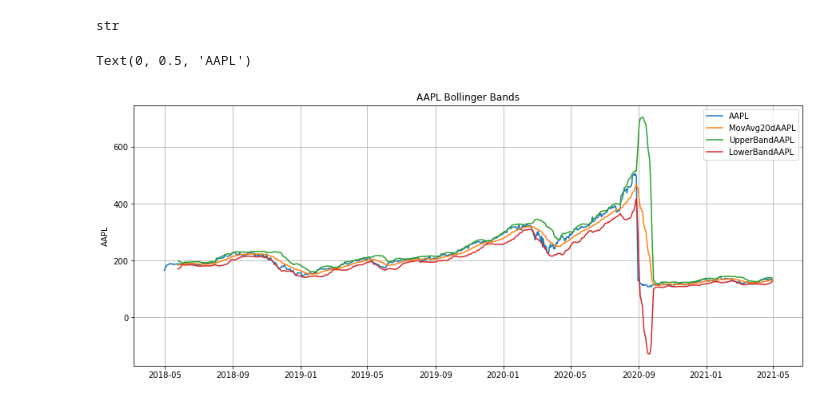
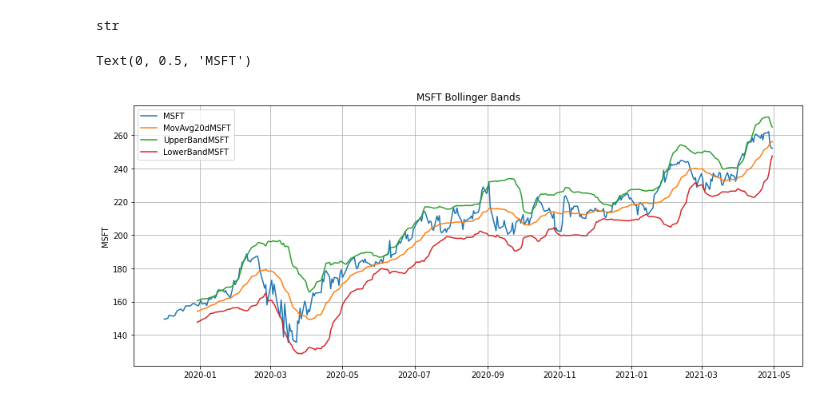
Before and after one commit to ReatoFabio/The-Bollinger-Band-, a Jupyter notebook: stock_data_.ipynb, the cells around one changed output. Saved outputs shown, nothing was run; the diff lists cells and outputs as text; code cells hidden in the pictures.

Commit message:
stocks_data_modif

```diff
--- a/stock_data_.ipynb
+++ b/stock_data_.ipynb
@@ -24,9 +24,9 @@ alpaca = tradeapi.REST(
     api_version="v2")
 # %%
 end = pd.Timestamp("2021-04-30", tz="America/New_York").isoformat()
-start = pd.Timestamp("2018-04-30", tz="America/New_York").isoformat()
+start = pd.Timestamp("2019-11-30", tz="America/New_York").isoformat()
 timeframe = "1D"
-tickers = ['AAPL', 'DIS', 'NFLX', 'MA', 'XOM']
+tickers = ['MSFT', 'DIS', 'NFLX', 'MA', 'XOM']
 # %%
 stock_df = alpaca.get_barset(
     tickers,
@@ -40,39 +40,39 @@ stock_df.index = stock_df.index.date
 # %%
 stock_closing_prices_df = pd.DataFrame()
 
-stock_closing_prices_df["AAPL"] = stock_df["AAPL"]["close"]
+stock_closing_prices_df["MSFT"] = stock_df["MSFT"]["close"]
 stock_closing_prices_df["DIS"] = stock_df["DIS"]["close"]
 stock_closing_prices_df["NFLX"] = stock_df["NFLX"]["close"]
 stock_closing_prices_df["MA"] = stock_df["MA"]["close"]
 stock_closing_prices_df["XOM"] = stock_df["XOM"]["close"]
 # %%
-stock_closing_prices_df["MovAvg20dAAPL"] = stock_closing_prices_df["AAPL"].rolling(window=20).mean()
+stock_closing_prices_df["MovAvg20dMSFT"] = stock_closing_prices_df["MSFT"].rolling(window=20).mean()
 stock_closing_prices_df["MovAvg20dDIS"] = stock_closing_prices_df["DIS"].rolling(window=20).mean()
 stock_closing_prices_df["MovAvg20dNFLX"] = stock_closing_prices_df["NFLX"].rolling(window=20).mean()
 stock_closing_prices_df["MovAvg20dMA"] = stock_closing_prices_df["MA"].rolling(window=20).mean()
 stock_closing_prices_df["MovAvg20dXOM"] = stock_closing_prices_df["XOM"].rolling(window=20).mean()
 # %%
-stock_closing_prices_df["StDevAAPL"] = stock_closing_prices_df["AAPL"].rolling(window=20).std()
+stock_closing_prices_df["StDevMSFT"] = stock_closing_prices_df["MSFT"].rolling(window=20).std()
 stock_closing_prices_df["StDevDIS"] = stock_closing_prices_df["DIS"].rolling(window=20).std()
 stock_closing_prices_df["StDevNFLX"] = stock_closing_prices_df["NFLX"].rolling(window=20).std()
 stock_closing_prices_df["StDevMA"] = stock_closing_prices_df["MA"].rolling(window=20).std()
 stock_closing_prices_df["StDevXOM"] = stock_closing_prices_df["XOM"].rolling(window=20).std()
 # %%
 # Creating Upper Band column s.t. upper band = moving avg + (SD*2)
-stock_closing_prices_df["UpperBandAAPL"] = stock_closing_prices_df["MovAvg20dAAPL"] + (stock_closing_prices_df["StDevAAPL"] * 2)
+stock_closing_prices_df["UpperBandMSFT"] = stock_closing_prices_df["MovAvg20dMSFT"] + (stock_closing_prices_df["StDevMSFT"] * 2)
 
 # Creating Lower Band column s.t. lower band = moving avg - (SD*2)
-stock_closing_prices_df["LowerBandAAPL"] = stock_closing_prices_df["MovAvg20dAAPL"] - (stock_closing_prices_df["StDevAAPL"] * 2)
+stock_closing_prices_df["LowerBandMSFT"] = stock_closing_prices_df["MovAvg20dMSFT"] - (stock_closing_prices_df["StDevMSFT"] * 2)
 
 # Plotting
-stock_closing_prices_df[["AAPL","MovAvg20dAAPL","UpperBandAAPL","LowerBandAAPL"]].plot(figsize=(15,6))
+stock_closing_prices_df[["MSFT","MovAvg20dMSFT","UpperBandMSFT","LowerBandMSFT"]].plot(figsize=(15,6))
 plt.grid(True)
-plt.title("AAPL Bollinger Bands")
+plt.title("MSFT Bollinger Bands")
 plt.axis("tight")
-plt.ylabel("AAPL")
+plt.ylabel("MSFT")
 # %% [output]
-Text(0, 0.5, 'AAPL')
+Text(0, 0.5, 'MSFT')
-[figure, old version]
+[figure, new version]
 # %%
 # Creating Upper Band column s.t. upper band = moving avg + (SD*2)
 stock_closing_prices_df["UpperBandDIS"] = stock_closing_prices_df["MovAvg20dDIS"] + (stock_closing_prices_df["StDevDIS"] * 2)
```
Also changed, not shown: parts of 4 cells of this notebook, 2 other files.
